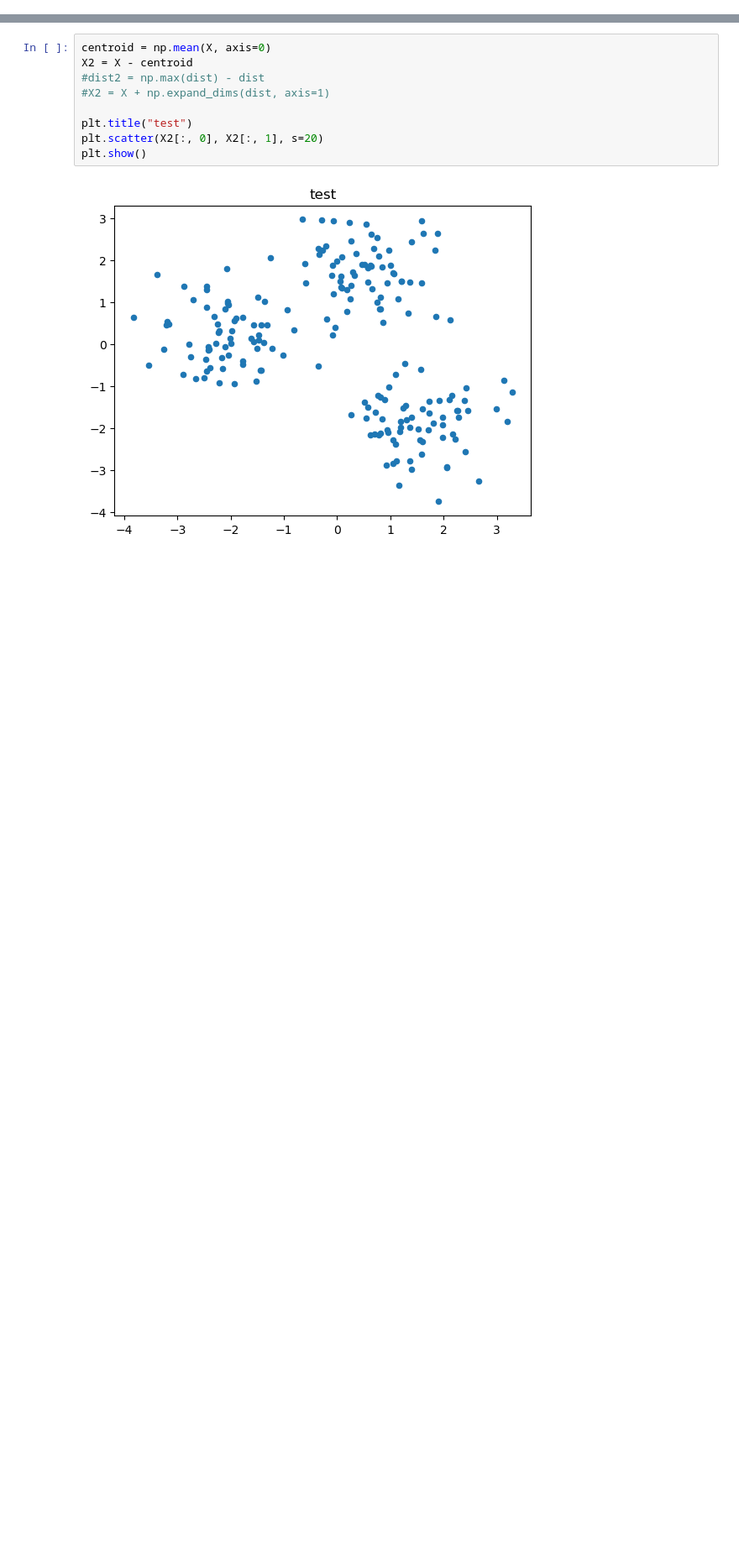
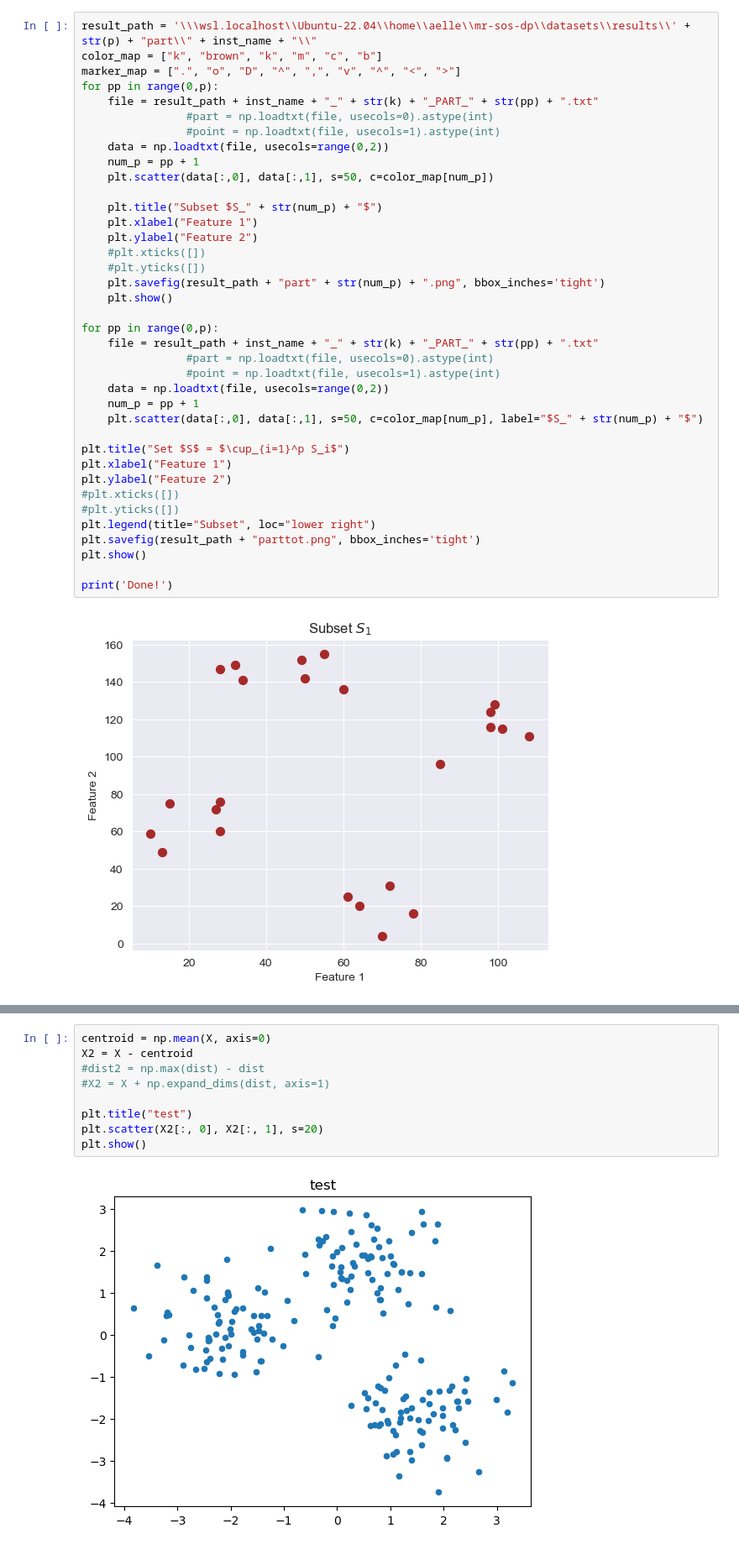
Before and after one commit to AnnaLivia/mr-sos-dp, a Jupyter notebook: plot_sol.ipynb, the cells around one changed output, grey strips where cells are left out. Shown: that part at 84% size. Saved outputs shown, nothing was run; the diff lists cells and outputs as text; blank space fills up the shorter version.

```diff
--- a/plot_sol.ipynb
+++ b/plot_sol.ipynb
@@ -60,0 +130,40 @@ Done!
+# %%
+result_path = '\\\wsl.localhost\\Ubuntu-22.04\\home\\aelle\\mr-sos-dp\\datasets\\results\\' + str(p) + "part\\" + inst_name + "\\"
+color_map = ["k", "brown", "k", "m", "c", "b"]
+marker_map = [".", "o", "D", "^", ",", "v", "^", "<", ">"]
+for pp in range(0,p):
+    file = result_path + inst_name + "_" + str(k) + "_PART_" + str(pp) + ".txt"
+                #part = np.loadtxt(file, usecols=0).astype(int)
+                #point = np.loadtxt(file, usecols=1).astype(int)
+    data = np.loadtxt(file, usecols=range(0,2))
+    num_p = pp + 1
+    plt.scatter(data[:,0], data[:,1], s=50, c=color_map[num_p])
+
+    plt.title("Subset $S_" + str(num_p) + "$")
+    plt.xlabel("Feature 1")
+    plt.ylabel("Feature 2")
+    #plt.xticks([])
+    #plt.yticks([])
+    plt.savefig(result_path + "part" + str(num_p) + ".png", bbox_inches='tight')
+    plt.show()
+
+for pp in range(0,p):
+    file = result_path + inst_name + "_" + str(k) + "_PART_" + str(pp) + ".txt"
+                #part = np.loadtxt(file, usecols=0).astype(int)
+                #point = np.loadtxt(file, usecols=1).astype(int)
+    data = np.loadtxt(file, usecols=range(0,2))
+    num_p = pp + 1
+    plt.scatter(data[:,0], data[:,1], s=50, c=color_map[num_p], label="$S_" + str(num_p) + "$")
+
+plt.title("Set $S$ = $\cup_{i=1}^p S_i$")
+plt.xlabel("Feature 1")
+plt.ylabel("Feature 2")
+#plt.xticks([])
+#plt.yticks([])
+plt.legend(title="Subset", loc="lower right")
+plt.savefig(result_path + "parttot.png", bbox_inches='tight')
+plt.show()
+
+print('Done!')
+# %% [output]
+[figure, added]
```
Also changed, not shown: parts of 12 cells of this notebook, 52 other files.
